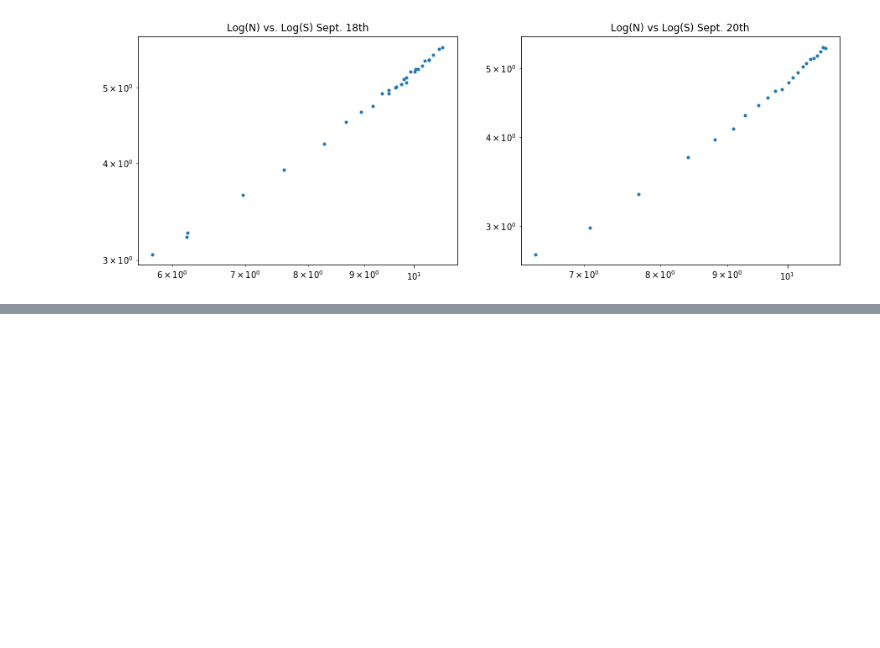
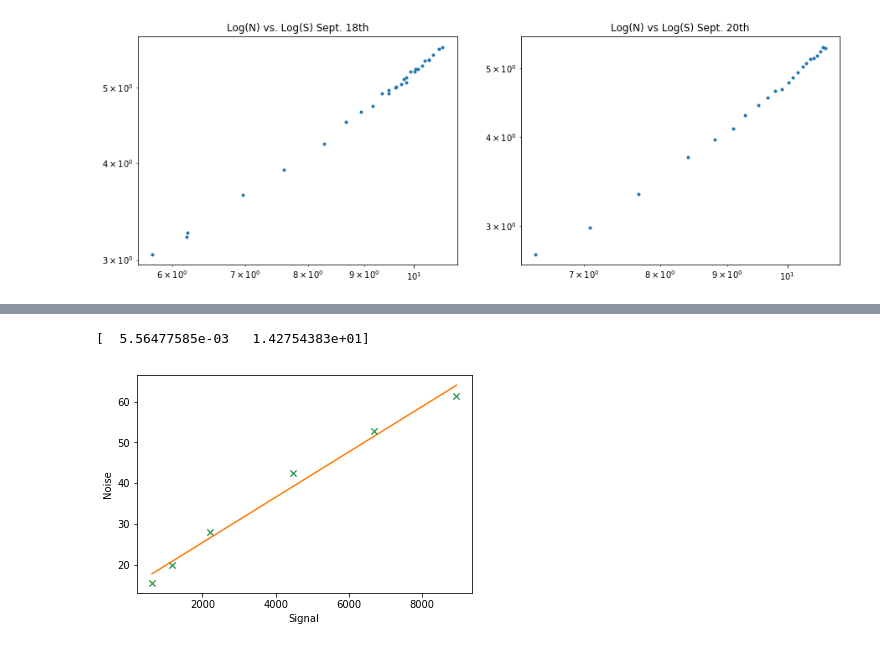
Before and after one commit to nannau/A329, a Jupyter notebook: notebooks/a329lab2.ipynb, the cells around one changed output, grey strips where cells are left out. Cells and saved outputs as stored; diff of their text form; code cells hidden in the pictures; blank space fills up the shorter version.

```diff
--- a/notebooks/a329lab2.ipynb
+++ b/notebooks/a329lab2.ipynb
@@ -175,22 +178,25 @@ NameError: name 'df_t' is not defined
 # %%
-df_linear = df_t.loc[(df_t['Mean [Counts]']<60000.)]
+df_linear = df_t.loc[(df_t['mean_20']<60000.)]
 df_nlinear = df_t#.loc[(df_t['Mean [Counts]']<2000.)]
 
-signal_linear = (df_linear["Mean [Counts]"].values)
-noise_linear = (df_linear["Noise [Counts]"].values)
+signal_linear = (df_linear["mean_20"].values)
+noise_linear = (df_linear["noise_20"].values)
 
 p = np.polyfit(signal_linear, noise_linear, 1)
 x = np.linspace(np.min(signal_linear), np.max(signal_linear), len(signal_linear))
 
 plt.plot(signal_linear, noise_linear, 'x')
 plt.xlabel('Signal')
 plt.ylabel('Noise')
 plt.plot(x, p[0]*x+p[1])
 
-signal_nlinear = (df_nlinear["Mean [Counts]"].values)
-noise_nlinear = (df_nlinear["Noise [Counts]"].values)
+signal_nlinear = (df_nlinear["mean_20"].values)
+noise_nlinear = (df_nlinear["noise_20"].values)
 
 plt.plot(signal_nlinear,noise_nlinear, 'x')
 
 print p
+# %% [output]
+[  5.56477585e-03   1.42754383e+01]
+[figure, added]
 # %%
```
Also changed, not shown: parts of 9 cells of this notebook, 5 other files.
